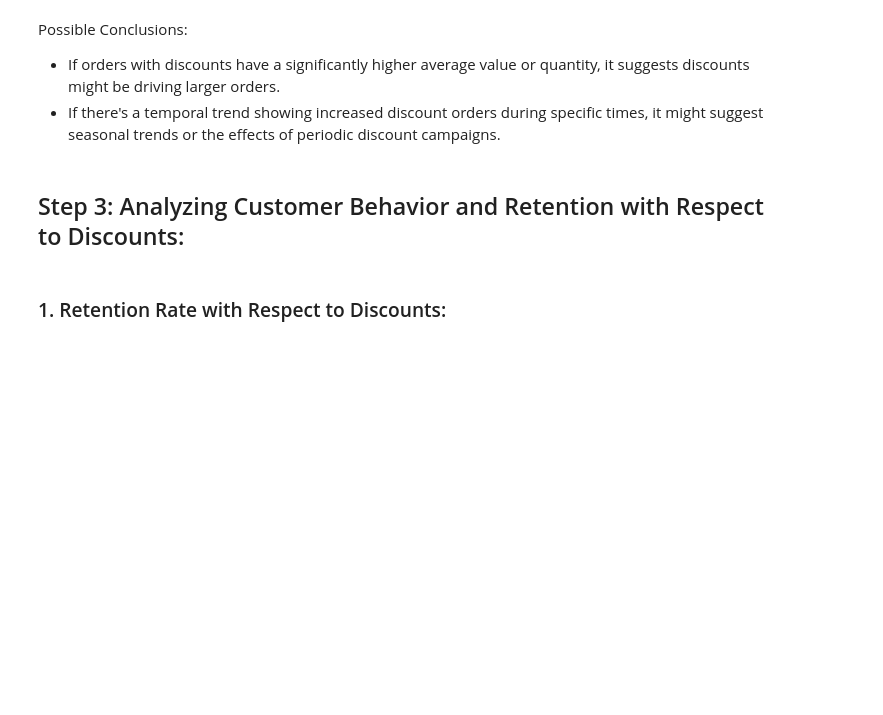
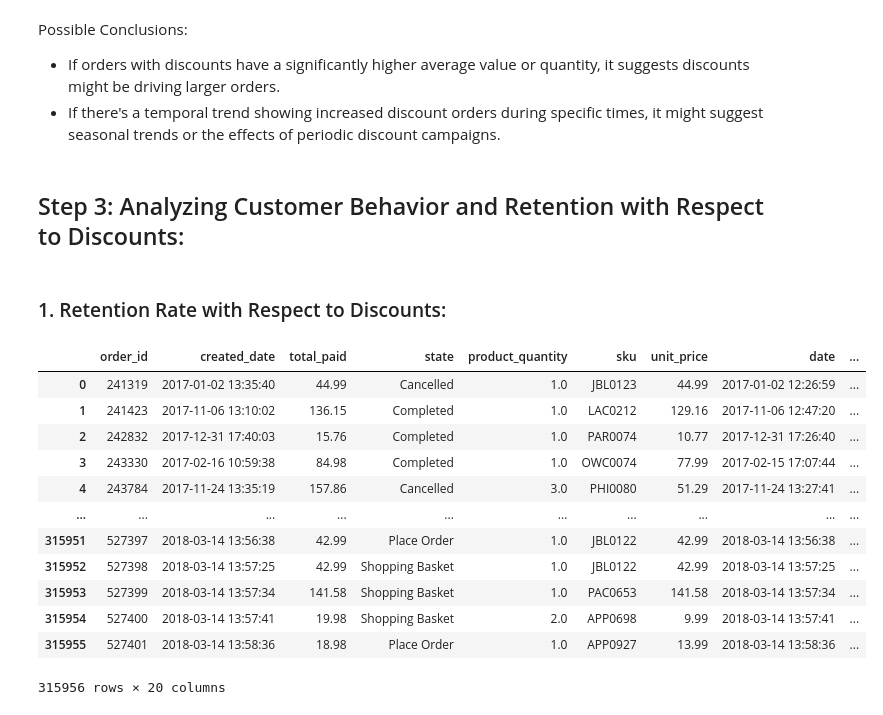
Before and after one commit to MerleSt/Eniac, a Jupyter notebook: Eniac.ipynb, the cells around one changed output. Saved outputs shown, nothing was run; the diff lists cells and outputs as text; code cells hidden in the pictures; blank space fills up the shorter version.

```diff
--- a/Eniac.ipynb
+++ b/Eniac.ipynb
@@ -208,3 +208,19 @@ Possible Conclusions:
 ## Step 3: Analyzing Customer Behavior and Retention with Respect to Discounts:
 # %% [markdown]
 ### 1. Retention Rate with Respect to Discounts:
+# %%
+boop
+# %% [output]
+|  | order_id | created_date | total_paid | state | product_quantity | sku | unit_price | date | ... |
+| 0 | 241319 | 2017-01-02 13:35:40 | 44.99 | Cancelled | 1.0 | JBL0123 | 44.99 | 2017-01-02 12:26:59 | ... |
+| 1 | 241423 | 2017-11-06 13:10:02 | 136.15 | Completed | 1.0 | LAC0212 | 129.16 | 2017-11-06 12:47:20 | ... |
+| 2 | 242832 | 2017-12-31 17:40:03 | 15.76 | Completed | 1.0 | PAR0074 | 10.77 | 2017-12-31 17:26:40 | ... |
+| 3 | 243330 | 2017-02-16 10:59:38 | 84.98 | Completed | 1.0 | OWC0074 | 77.99 | 2017-02-15 17:07:44 | ... |
+| 4 | 243784 | 2017-11-24 13:35:19 | 157.86 | Cancelled | 3.0 | PHI0080 | 51.29 | 2017-11-24 13:27:41 | ... |
+| ... | ... | ... | ... | ... | ... | ... | ... | ... | ... |
+| 315951 | 527397 | 2018-03-14 13:56:38 | 42.99 | Place Order | 1.0 | JBL0122 | 42.99 | 2018-03-14 13:56:38 | ... |
+| 315952 | 527398 | 2018-03-14 13:57:25 | 42.99 | Shopping Basket | 1.0 | JBL0122 | 42.99 | 2018-03-14 13:57:25 | ... |
+| 315953 | 527399 | 2018-03-14 13:57:34 | 141.58 | Shopping Basket | 1.0 | PAC0653 | 141.58 | 2018-03-14 13:57:34 | ... |
+| 315954 | 527400 | 2018-03-14 13:57:41 | 19.98 | Shopping Basket | 2.0 | APP0698 | 9.99 | 2018-03-14 13:57:41 | ... |
+| 315955 | 527401 | 2018-03-14 13:58:36 | 18.98 | Place Order | 1.0 | APP0927 | 13.99 | 2018-03-14 13:58:36 | ... |
+315956 rows × 20 columns
```
Also changed, not shown: 3 other files.
